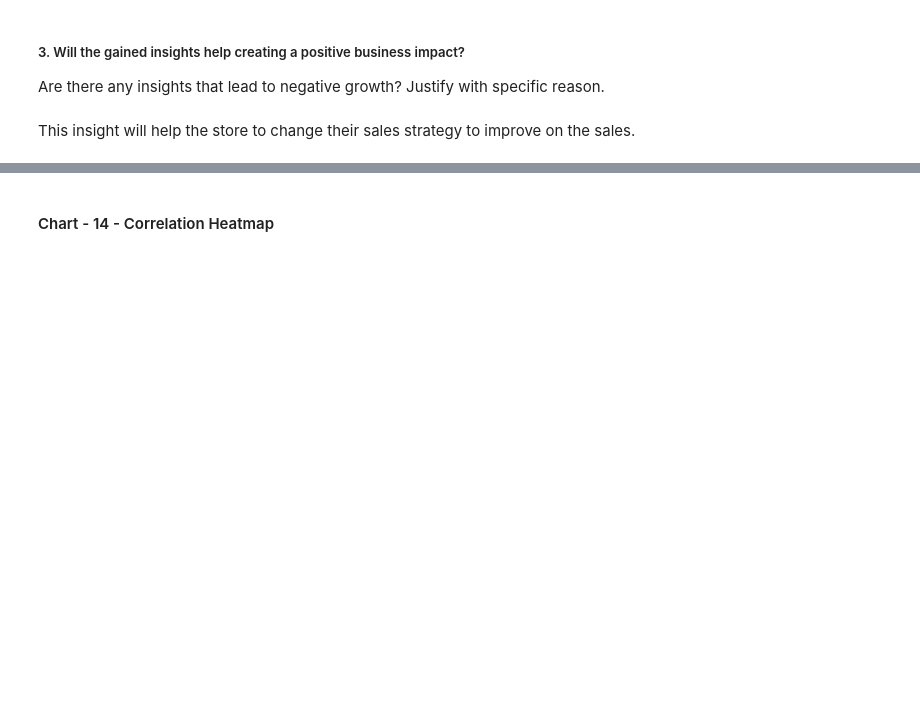
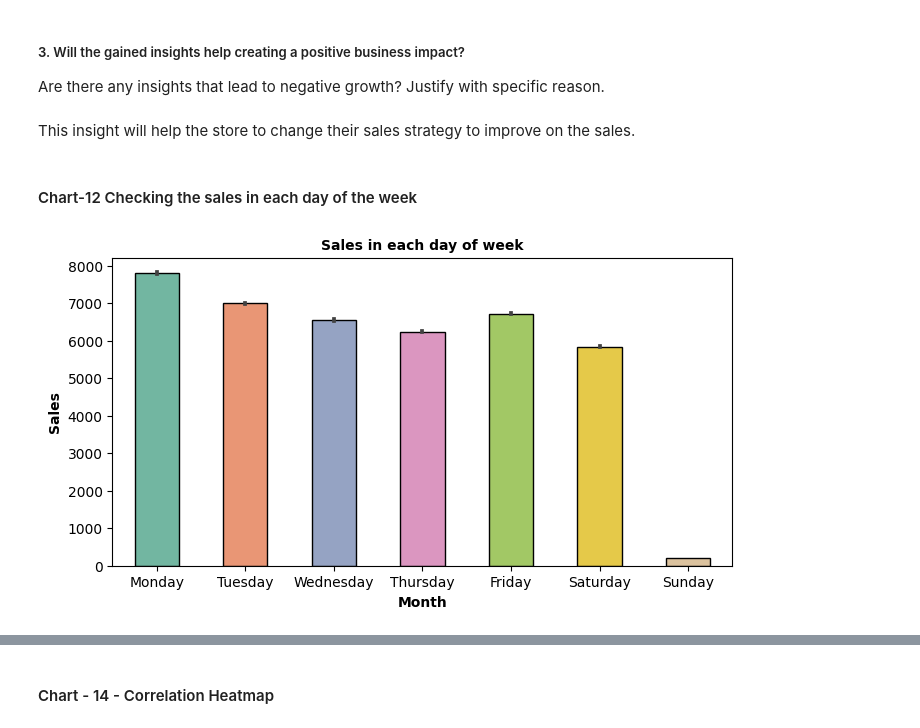
Before and after one commit to theuttammishra/Retail-Sales, a Jupyter notebook: Retail_sales_prediction.ipynb, the cells around one changed output, grey strips where cells are left out. Saved outputs shown, nothing was run; the diff lists cells and outputs as text; code cells hidden in the pictures; blank space fills up the shorter version.

```diff
--- a/Retail_sales_prediction.ipynb
+++ b/Retail_sales_prediction.ipynb
@@ -766,3 +794,16 @@ a>d>c>b
 Are there any insights that lead to negative growth? Justify with specific reason.
 # %% [markdown]
 This insight will help the store to change their sales strategy to improve on the sales.
+# %% [markdown]
+#### Chart-12 Checking the sales in each day of the week
+# %%
+# Plotting using lineplot
+plt.figure(figsize=(8,4))
+ax = sns.barplot(x='DayOfWeek', y='Sales', data = df,edgecolor = 'black', width = 0.5, palette = 'Set2')
+ax.set_xlabel('Month',size=10,fontdict={"weight": "bold"})
+ax.set_ylabel('Sales',size=10,fontdict={"weight": "bold"})
+ax.set_title("Sales in each day of week",fontsize=10,fontdict={"weight": "bold"})
+plt.xticks(range(0,7),labels=['Monday','Tuesday','Wednesday','Thursday','Friday','Saturday','Sunday'])
+plt.show()
+# %% [output]
+[figure, added]
```
Also changed, not shown: parts of 101 cells of this notebook.
